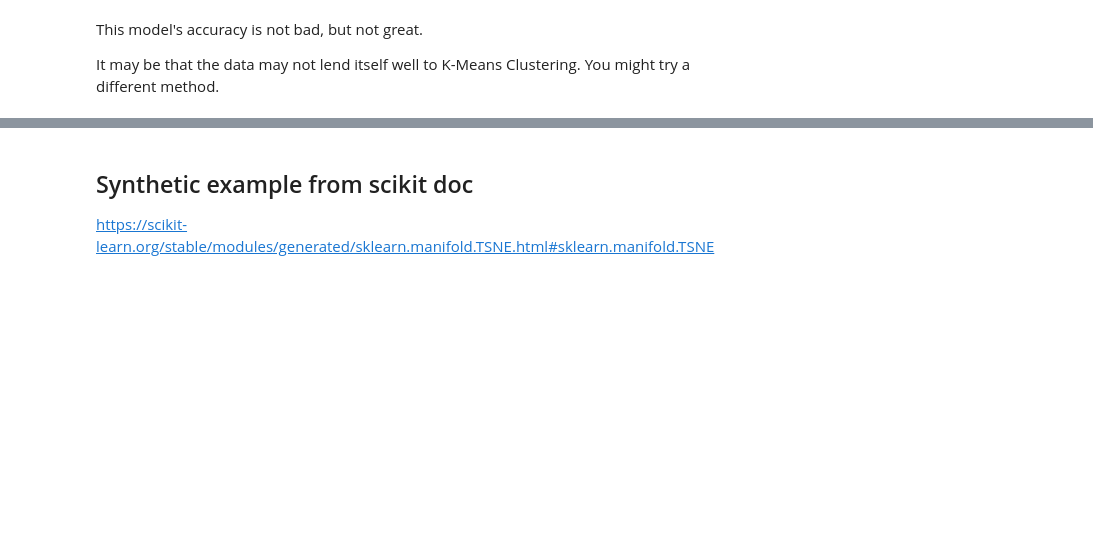
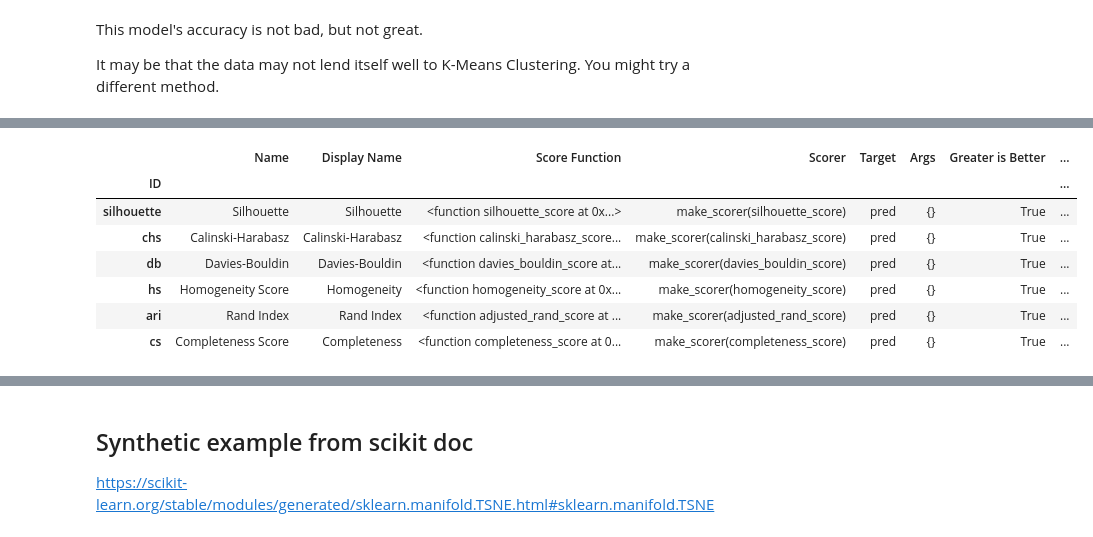
Before and after one commit to mfj4000/ML-For-Beginners, a Jupyter notebook: 5-Clustering/images/5-Clustering.ipynb, the cells around one changed output, grey strips where cells are left out. Cells and saved outputs as stored; diff of their text form; code cells hidden in the pictures; blank space fills up the shorter version.

```diff
--- a/5-Clustering/images/5-Clustering.ipynb
+++ b/5-Clustering/images/5-Clustering.ipynb
@@ -286,0 +391,12 @@ It may be that the data may not lend itself well to K-Means Clustering. You migh
+# %%
+all_metrics = get_metrics()
+all_metrics
+# %% [output]
+|  | Name | Display Name | Score Function | Scorer | Target | Args | Greater is Better | ... |
+| ID |  |  |  |  |  |  |  | ... |
+| silhouette | Silhouette | Silhouette | <function silhouette_score at 0x...> | make_scorer(silhouette_score) | pred | {} | True | ... |
+| chs | Calinski-Harabasz | Calinski-Harabasz | <function calinski_harabasz_score... | make_scorer(calinski_harabasz_score) | pred | {} | True | ... |
+| db | Davies-Bouldin | Davies-Bouldin | <function davies_bouldin_score at... | make_scorer(davies_bouldin_score) | pred | {} | True | ... |
+| hs | Homogeneity Score | Homogeneity | <function homogeneity_score at 0x... | make_scorer(homogeneity_score) | pred | {} | True | ... |
+| ari | Rand Index | Rand Index | <function adjusted_rand_score at ... | make_scorer(adjusted_rand_score) | pred | {} | True | ... |
+| cs | Completeness Score | Completeness | <function completeness_score at 0... | make_scorer(completeness_score) | pred | {} | True | ... |
```
Also changed, not shown: parts of 27 cells of this notebook.
